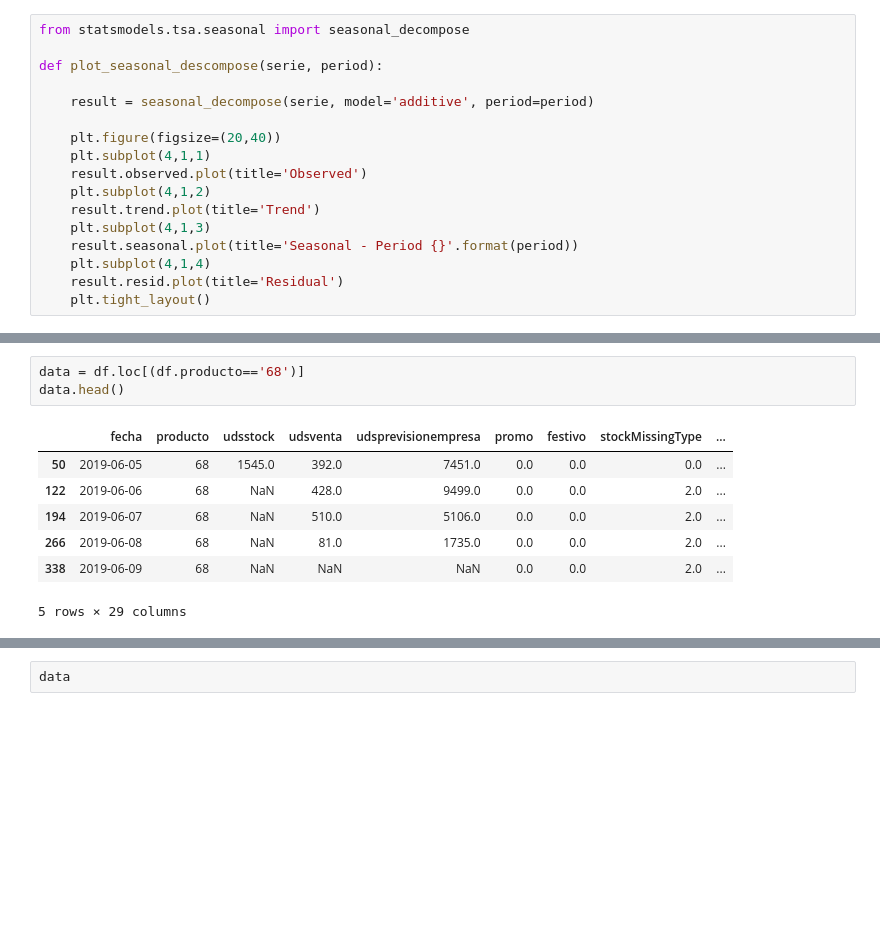
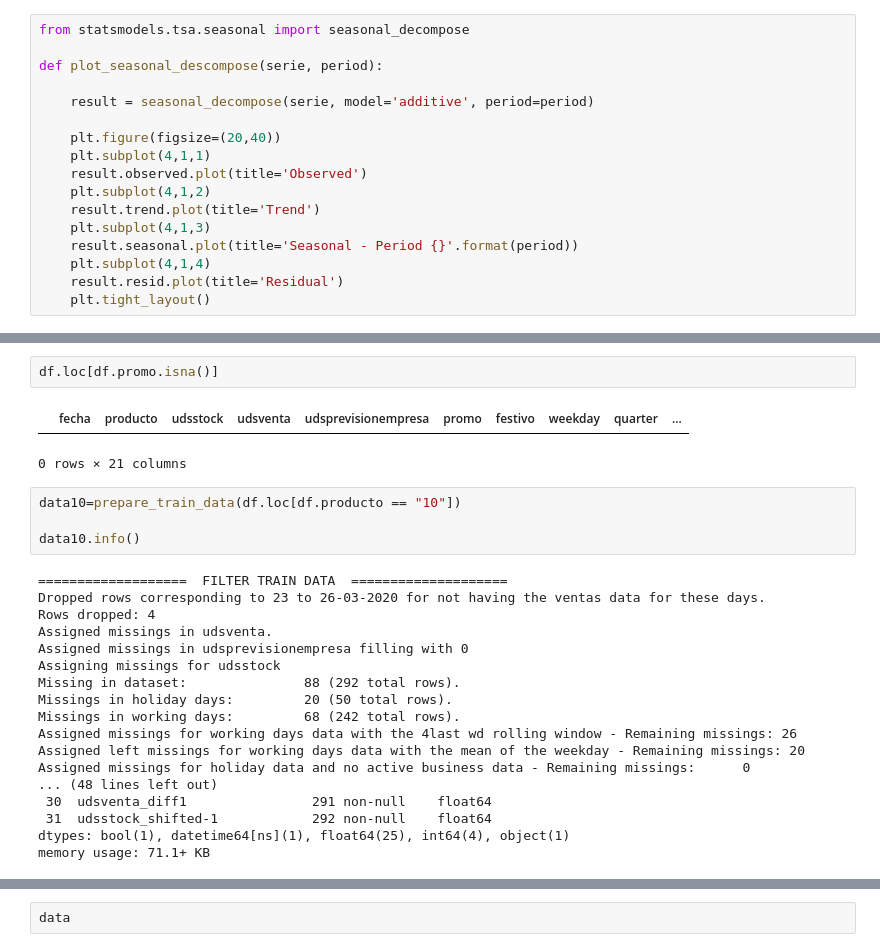
Before and after one commit to PLombao/TFM_StockForecast, a Jupyter notebook: notebooks/EDA_Serie68.ipynb, the cells around one changed output, grey strips where cells are left out. Cells and saved outputs as stored; diff of their text form; blank space fills up the shorter version.

```diff
--- a/notebooks/EDA_Serie68.ipynb
+++ b/notebooks/EDA_Serie68.ipynb
@@ -121,11 +115,27 @@ Created new variable with the prevision ventas shifted 7 period/s.
+# %%
+df.loc[df.promo.isna()]
+# %% [output]
+|  | fecha | producto | udsstock | udsventa | udsprevisionempresa | promo | festivo | weekday | quarter | ... |
+0 rows × 21 columns
 # %%
-data = df.loc[(df.producto=='68')]
-data.head()
+data10=prepare_train_data(df.loc[df.producto == "10"])
+
+data10.info()
 # %% [output]
-|  | fecha | producto | udsstock | udsventa | udsprevisionempresa | promo | festivo | stockMissingType | ... |
-| 50 | 2019-06-05 | 68 | 1545.0 | 392.0 | 7451.0 | 0.0 | 0.0 | 0.0 | ... |
-| 122 | 2019-06-06 | 68 | NaN | 428.0 | 9499.0 | 0.0 | 0.0 | 2.0 | ... |
-| 194 | 2019-06-07 | 68 | NaN | 510.0 | 5106.0 | 0.0 | 0.0 | 2.0 | ... |
-| 266 | 2019-06-08 | 68 | NaN | 81.0 | 1735.0 | 0.0 | 0.0 | 2.0 | ... |
-| 338 | 2019-06-09 | 68 | NaN | NaN | NaN | 0.0 | 0.0 | 2.0 | ... |
-5 rows × 29 columns
+===================  FILTER TRAIN DATA  ====================
+Dropped rows corresponding to 23 to 26-03-2020 for not having the ventas data for these days.
+Rows dropped: 4
+Assigned missings in udsventa.
+Assigned missings in udsprevisionempresa filling with 0
+Assigning missings for udsstock
+Missing in dataset:               88 (292 total rows).
+Missings in holiday days:         20 (50 total rows).
+Missings in working days:         68 (242 total rows).
+Assigned missings for working days data with the 4last wd rolling window - Remaining missings: 26
+Assigned left missings for working days data with the mean of the weekday - Remaining missings: 20
+Assigned missings for holiday data and no active business data - Remaining missings:      0
+... (48 lines left out)
+ 30  udsventa_diff1                291 non-null    float64
+ 31  udsstock_shifted-1            292 non-null    float64
+dtypes: bool(1), datetime64[ns](1), float64(25), int64(4), object(1)
+memory usage: 71.1+ KB
```
Also changed, not shown: parts of 7 cells of this notebook, 1 other file.
